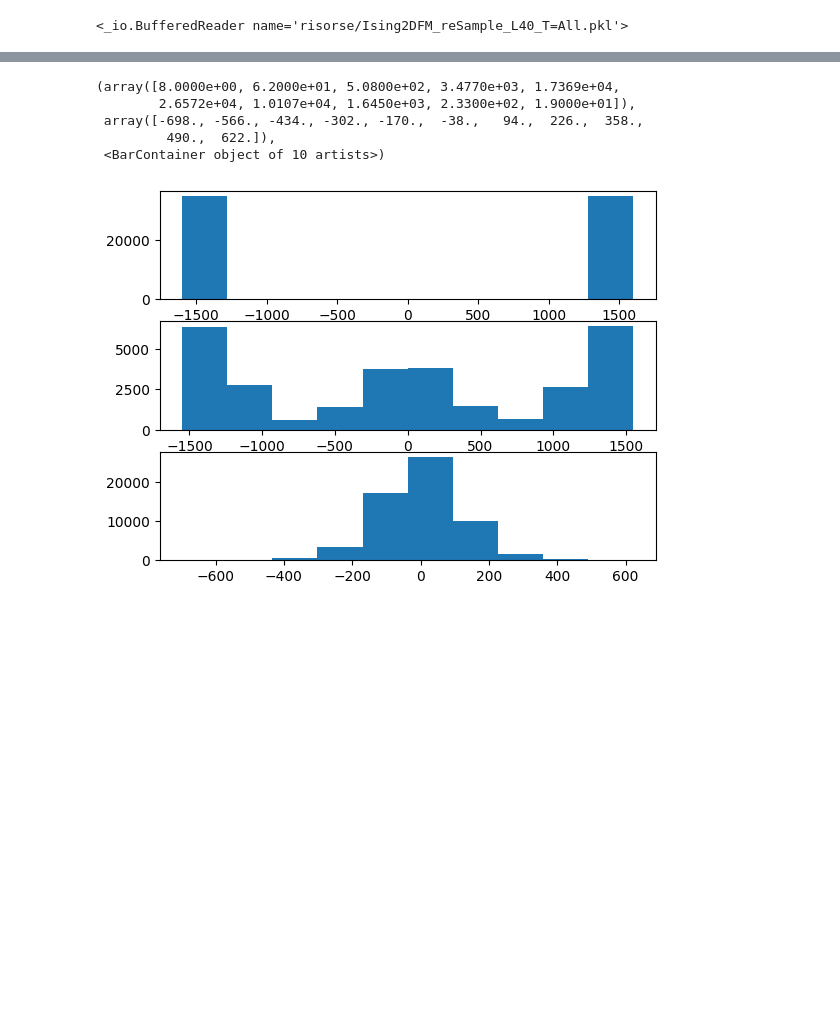
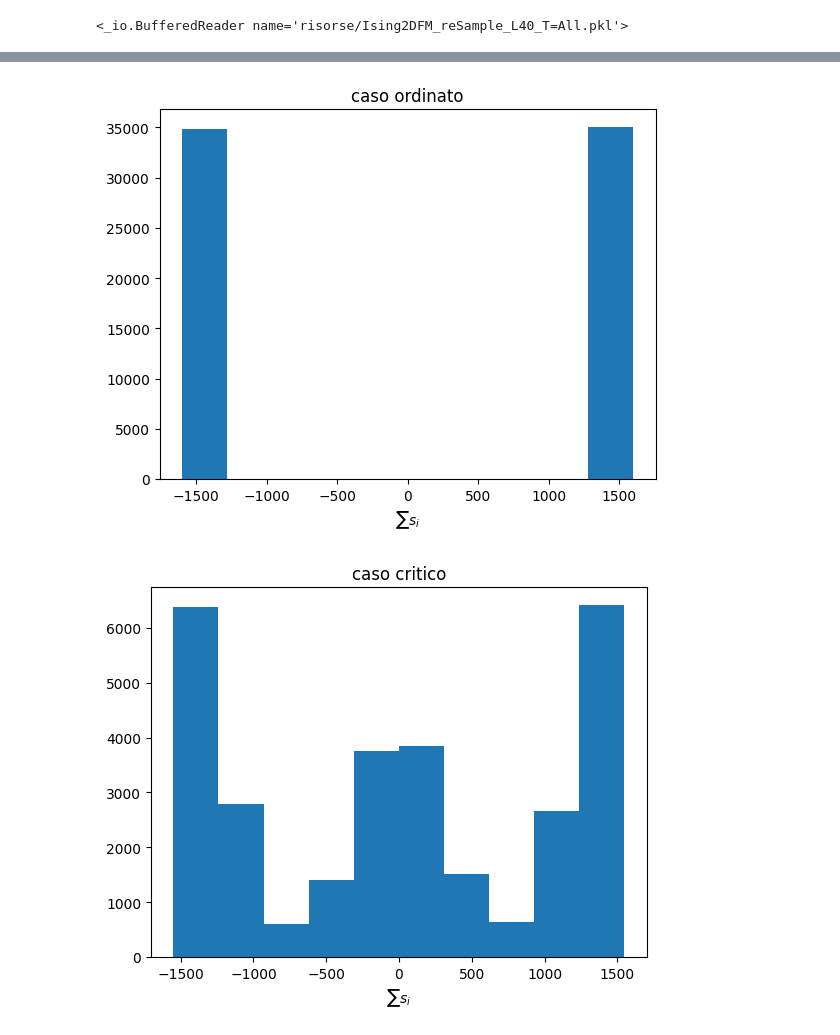
Before and after one commit to LazyLagrangian/data_science, a Jupyter notebook: lab4/esercizio1.ipynb, the cells around one changed output, grey strips where cells are left out. Cells and saved outputs as stored; diff of their text form; code cells hidden in the pictures; blank space fills up the shorter version.

```diff
--- a/lab4/esercizio1.ipynb
+++ b/lab4/esercizio1.ipynb
@@ -68,26 +73,35 @@ plt.savefig("relazione/immagini/ex_dis.png", dpi = 800)
 # %%
 #visualizing distribution of energies in each regime
 number_ordered = []
 number_critical = []
 number_disordered = []
 
 for i in range(Xo.shape[0]):
     number_ordered.append(np.sum(Xo[i]).tolist())
 
 for i in range(Xc.shape[0]):
     number_critical.append(np.sum(Xc[i]).tolist())
 
 for i in range(Xd.shape[0]):
     number_disordered.append(np.sum(Xd[i]).tolist())
 
-fig, ax = plt.subplots(3)
-ax[0].hist(number_ordered, label = "ordered")
-ax[1].hist(number_critical, label = "critical")
-ax[2].hist(number_disordered, label = "disordered")
+fig, ax = plt.subplots()
+ax.hist(number_ordered)
+plt.xlabel(r"$\sum s_i$")
+plt.title("caso ordinato")
+fig.savefig("relazione/immagini/istogramma_ordinato.png", dpi = 800)
+
+fig, ax = plt.subplots()
+ax.hist(number_critical)
+plt.xlabel(r"$\sum s_i$")
+plt.title("caso critico")
+fig.savefig("relazione/immagini/istogramma_critico.png", dpi = 800)
+
+fig, ax = plt.subplots()
+ax.hist(number_disordered)
+plt.xlabel(r"$\sum s_i$")
+plt.title("caso disordinato")
+fig.savefig("relazione/immagini/istogramma_disordinato.png", dpi = 800)
 # %% [output]
-(array([8.0000e+00, 6.2000e+01, 5.0800e+02, 3.4770e+03, 1.7369e+04,
-        2.6572e+04, 1.0107e+04, 1.6450e+03, 2.3300e+02, 1.9000e+01]),
- array([-698., -566., -434., -302., -170.,  -38.,   94.,  226.,  358.,
-         490.,  622.]),
- <BarContainer object of 10 artists>)
-[figure, old version]
+[figure, new version]
+[figure, added]
```
Also changed, not shown: parts of 13 cells of this notebook, 7 other files.
